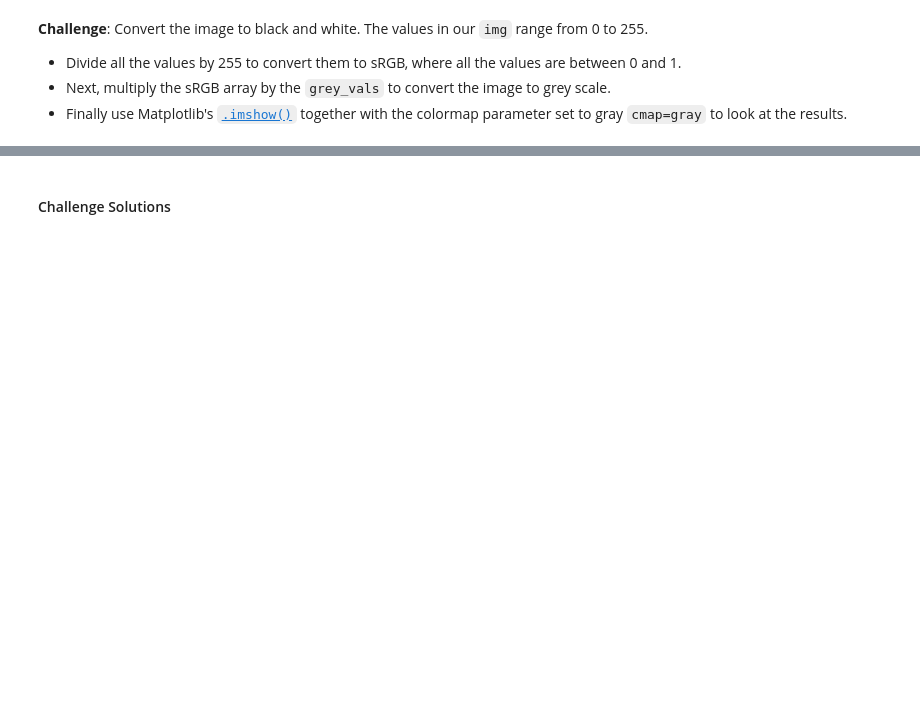
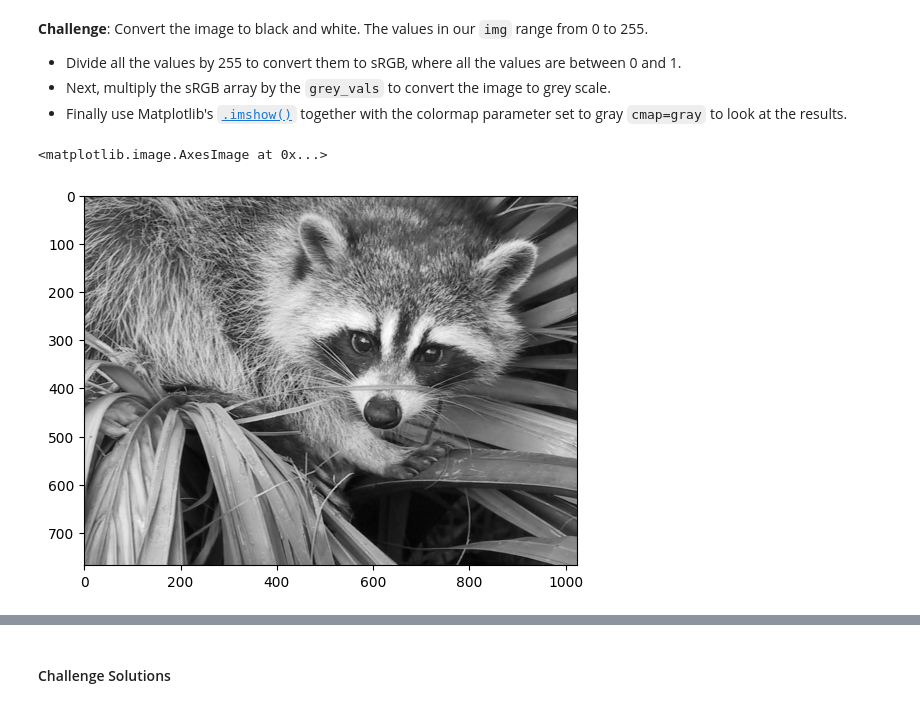
Before and after one commit to BioBrickDevs/100-days-coding-challenge, a Jupyter notebook: Day 76 - Numpy/Computation_with_NumPy_and_N_Dimensional_Arrays_(start).ipynb, the cells around one changed output, grey strips where cells are left out. Cells and saved outputs as stored; diff of their text form; code cells hidden in the pictures; blank space fills up the shorter version.

```diff
--- a/Day 76 - Numpy/Computation_with_NumPy_and_N_Dimensional_Arrays_(start).ipynb
+++ b/Day 76 - Numpy/Computation_with_NumPy_and_N_Dimensional_Arrays_(start).ipynb
@@ -170,3 +290,10 @@ Dimensions of result: (4x2)*(2x3)=(4x3)
 * Finally use Matplotlib's [`.imshow()`](https://matplotlib.org/3.1.1/api/_as_gen/matplotlib.pyplot.imshow.html) together with the colormap parameter set to gray `cmap=gray` to look at the results.
 # %%
 grey_vals = np.array([0.2126, 0.7152, 0.0722])
+# %%
+image_gray = image @ grey_vals
+# %%
+plt.imshow(image_gray, cmap="gray")
+# %% [output]
+<matplotlib.image.AxesImage at 0x...>
+[figure, added]
```
Also changed, not shown: parts of 30 cells of this notebook.
